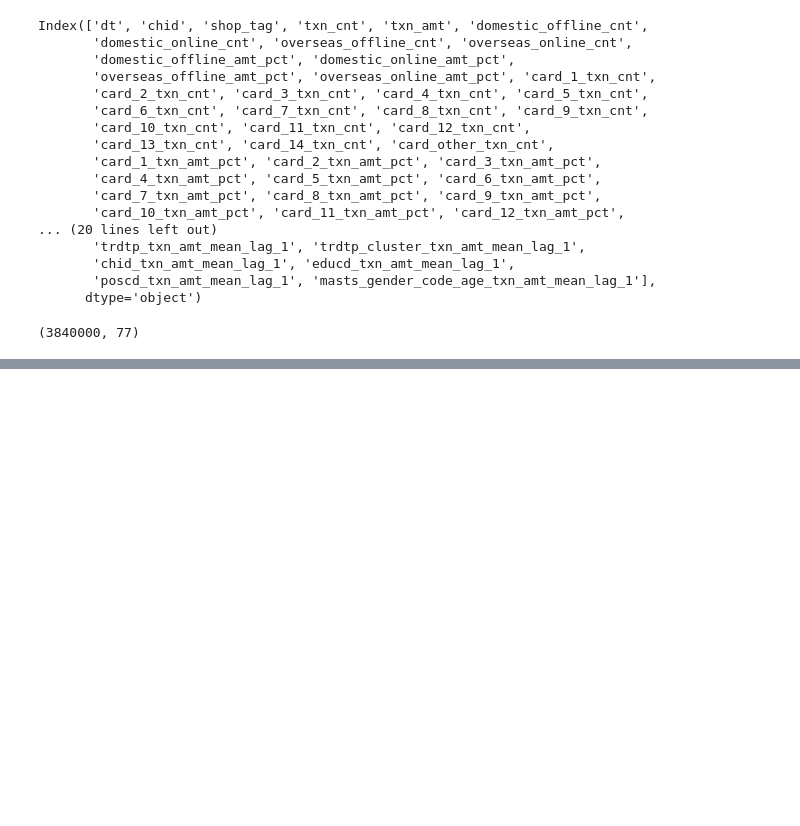
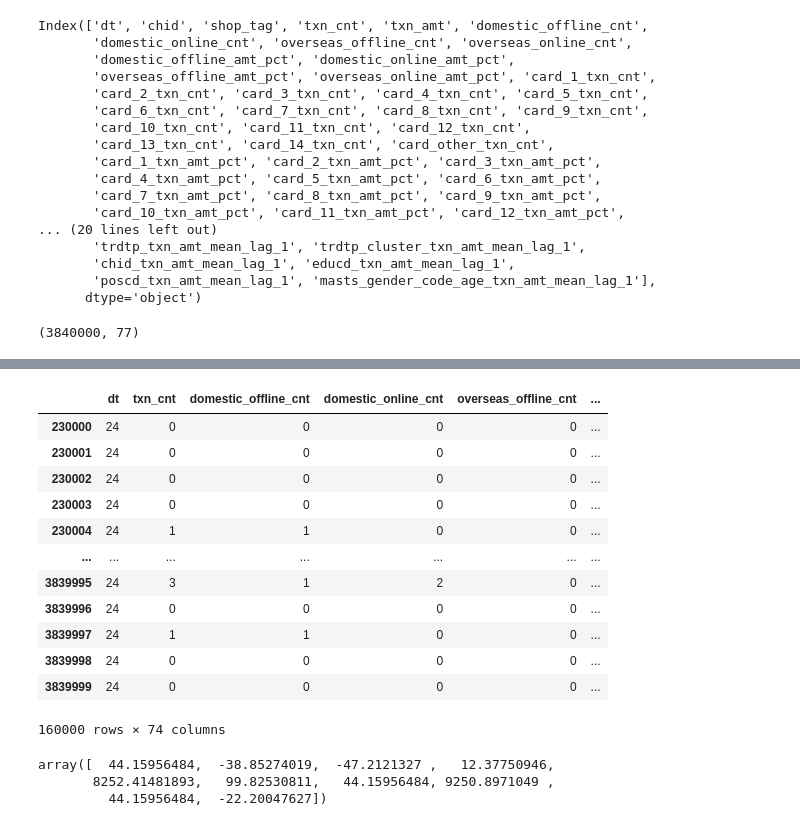
Before and after one commit to GallonShih/Projects, a Jupyter notebook: SideProject/07_E_SUN_2021_Winter_AI/workflow.ipynb, the cells around one changed output, grey strips where cells are left out. Cells and saved outputs as stored; diff of their text form; code cells hidden in the pictures; blank space fills up the shorter version.

```diff
--- a/SideProject/07_E_SUN_2021_Winter_AI/workflow.ipynb
+++ b/SideProject/07_E_SUN_2021_Winter_AI/workflow.ipynb
@@ -210,0 +228,22 @@ MemoryError: Unable to allocate 994. MiB for an array with shape (74, 3520000) a
+# %%
+X_valid
+# %% [output]
+|  | dt | txn_cnt | domestic_offline_cnt | domestic_online_cnt | overseas_offline_cnt | ... |
+| 230000 | 24 | 0 | 0 | 0 | 0 | ... |
+| 230001 | 24 | 0 | 0 | 0 | 0 | ... |
+| 230002 | 24 | 0 | 0 | 0 | 0 | ... |
+| 230003 | 24 | 0 | 0 | 0 | 0 | ... |
+| 230004 | 24 | 1 | 1 | 0 | 0 | ... |
+| ... | ... | ... | ... | ... | ... | ... |
+| 3839995 | 24 | 3 | 1 | 2 | 0 | ... |
+| 3839996 | 24 | 0 | 0 | 0 | 0 | ... |
+| 3839997 | 24 | 1 | 1 | 0 | 0 | ... |
+| 3839998 | 24 | 0 | 0 | 0 | 0 | ... |
+| 3839999 | 24 | 0 | 0 | 0 | 0 | ... |
+160000 rows × 74 columns
+# %%
+lgbooster.predict(X_valid)[:10]
+# %% [output]
+array([  44.15956484,  -38.85274019,  -47.2121327 ,   12.37750946,
+       8252.41481893,   99.82530811,   44.15956484, 9250.8971049 ,
+         44.15956484,  -22.20047627])
```
Also changed, not shown: parts of 21 cells of this notebook, 4 other files.
